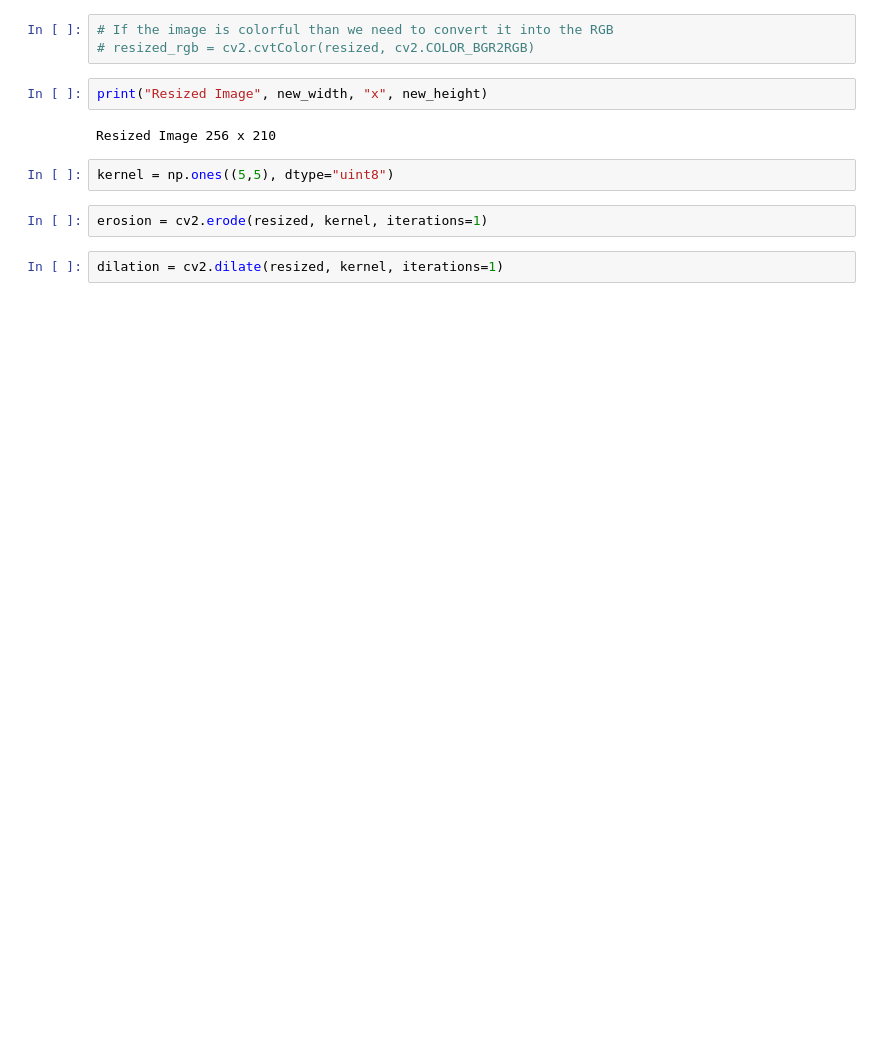
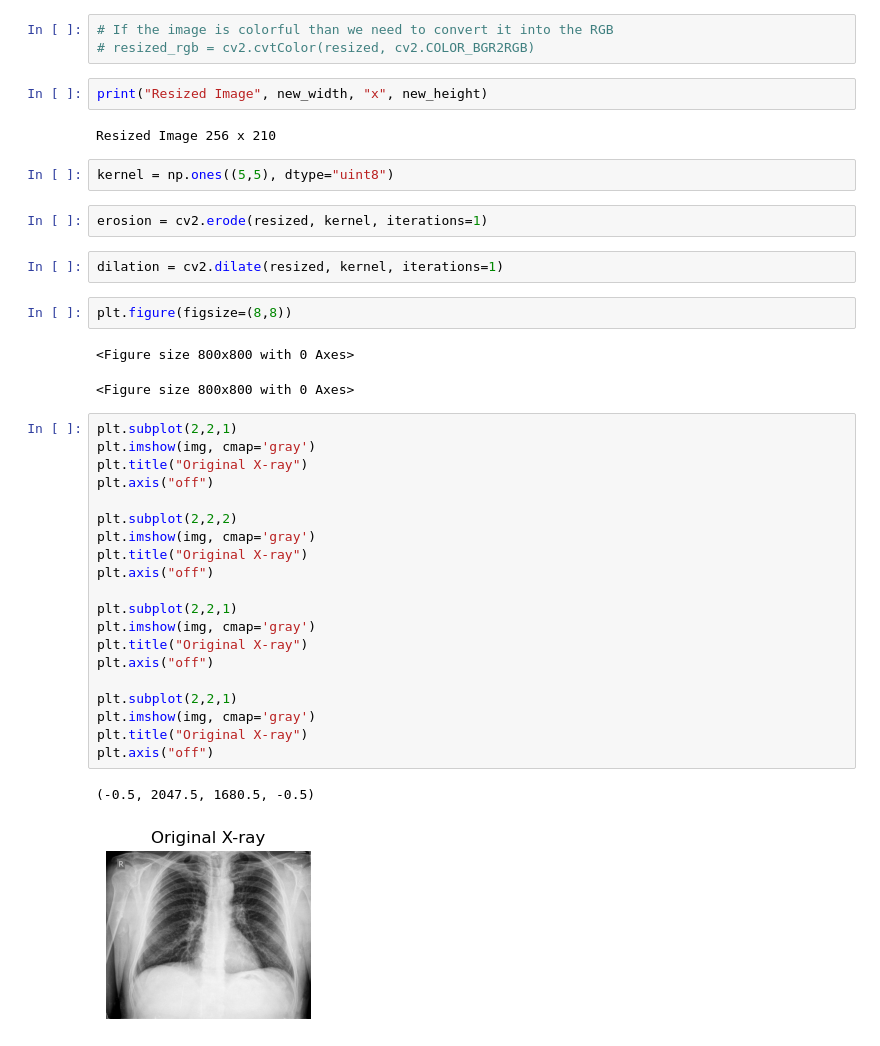
Before and after one commit to aaditya-pdgupta/Python_Course, a Jupyter notebook: Morphological_Operations.ipynb, the cells around one changed output. Drawn from its saved outputs; the diff is of its cells as text; blank space fills up the shorter version.

```diff
--- a/Morphological_Operations.ipynb
+++ b/Morphological_Operations.ipynb
@@ -78,3 +78,31 @@ kernel = np.ones((5,5), dtype="uint8")
 erosion = cv2.erode(resized, kernel, iterations=1)
 # %%
 dilation = cv2.dilate(resized, kernel, iterations=1)
+# %%
+plt.figure(figsize=(8,8))
+# %% [output]
+<Figure size 800x800 with 0 Axes>
+<Figure size 800x800 with 0 Axes>
+# %%
+plt.subplot(2,2,1)
+plt.imshow(img, cmap='gray')
+plt.title("Original X-ray")
+plt.axis("off")
+
+plt.subplot(2,2,2)
+plt.imshow(img, cmap='gray')
+plt.title("Original X-ray")
+plt.axis("off")
+
+plt.subplot(2,2,1)
+plt.imshow(img, cmap='gray')
+plt.title("Original X-ray")
+plt.axis("off")
+
+plt.subplot(2,2,1)
+plt.imshow(img, cmap='gray')
+plt.title("Original X-ray")
+plt.axis("off")
+# %% [output]
+(-0.5, 2047.5, 1680.5, -0.5)
+[figure, added]
```
